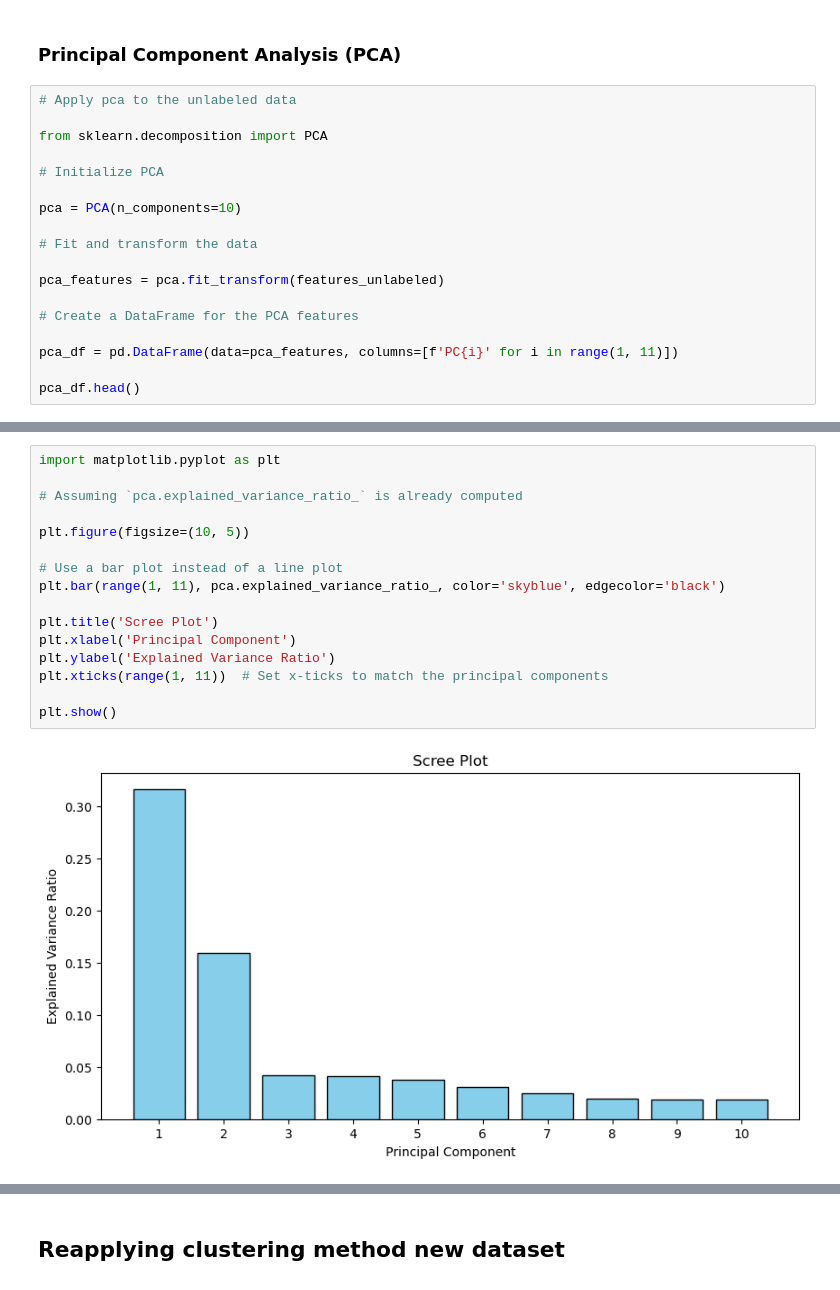
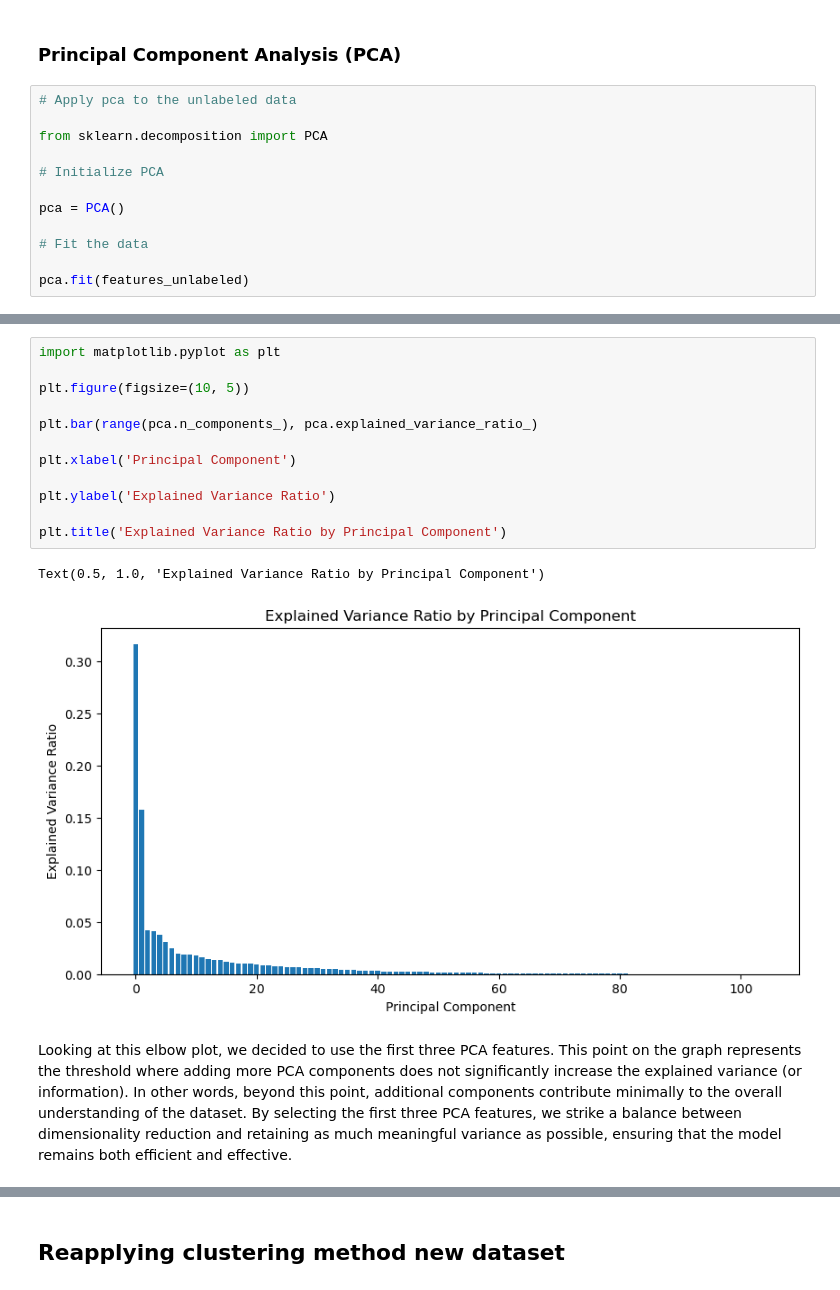
Before and after one commit to casperpriem05/ML, a Jupyter notebook: Opdracht_3/ML3_muziek_genres.ipynb, the cells around one changed output, grey strips where cells are left out. Saved outputs shown, nothing was run; the diff lists cells and outputs as text.

```diff
--- a/Opdracht_3/ML3_muziek_genres.ipynb
+++ b/Opdracht_3/ML3_muziek_genres.ipynb
@@ -1741,15 +1691,9 @@ from sklearn.decomposition import PCA
 
 # Initialize PCA
 
-pca = PCA(n_components=10)
+pca = PCA()
 
-# Fit and transform the data
+# Fit the data
 
-pca_features = pca.fit_transform(features_unlabeled)
-
-# Create a DataFrame for the PCA features
-
-pca_df = pd.DataFrame(data=pca_features, columns=[f'PC{i}' for i in range(1, 11)])
-
-pca_df.head()
+pca.fit(features_unlabeled)
 # %% [output]
@@ -1762,19 +1701,18 @@ pca_df.head()
 # %%
 import matplotlib.pyplot as plt
 
-# Assuming `pca.explained_variance_ratio_` is already computed
-
 plt.figure(figsize=(10, 5))
 
-# Use a bar plot instead of a line plot
-plt.bar(range(1, 11), pca.explained_variance_ratio_, color='skyblue', edgecolor='black')
+plt.bar(range(pca.n_components_), pca.explained_variance_ratio_)
 
-plt.title('Scree Plot')
 plt.xlabel('Principal Component')
+
 plt.ylabel('Explained Variance Ratio')
-plt.xticks(range(1, 11))  # Set x-ticks to match the principal components
 
-plt.show()
+plt.title('Explained Variance Ratio by Principal Component')
 # %% [output]
+Text(0.5, 1.0, 'Explained Variance Ratio by Principal Component')
-[figure, old version]
+[figure, new version]
+# %% [markdown]
+Looking at this elbow plot, we decided to use the first three PCA features. This point on the graph represents the threshold where adding more PCA components does not significantly increase the explained variance (or information). In other words, beyond this point, additional components contribute minimally to the overall understanding of the dataset. By selecting the first three PCA features, we strike a balance between dimensionality reduction and retaining as much meaningful variance as possible, ensuring that the model remains both efficient and effective.
 # %% [markdown]
```
Also changed, not shown: parts of 15 cells of this notebook.
